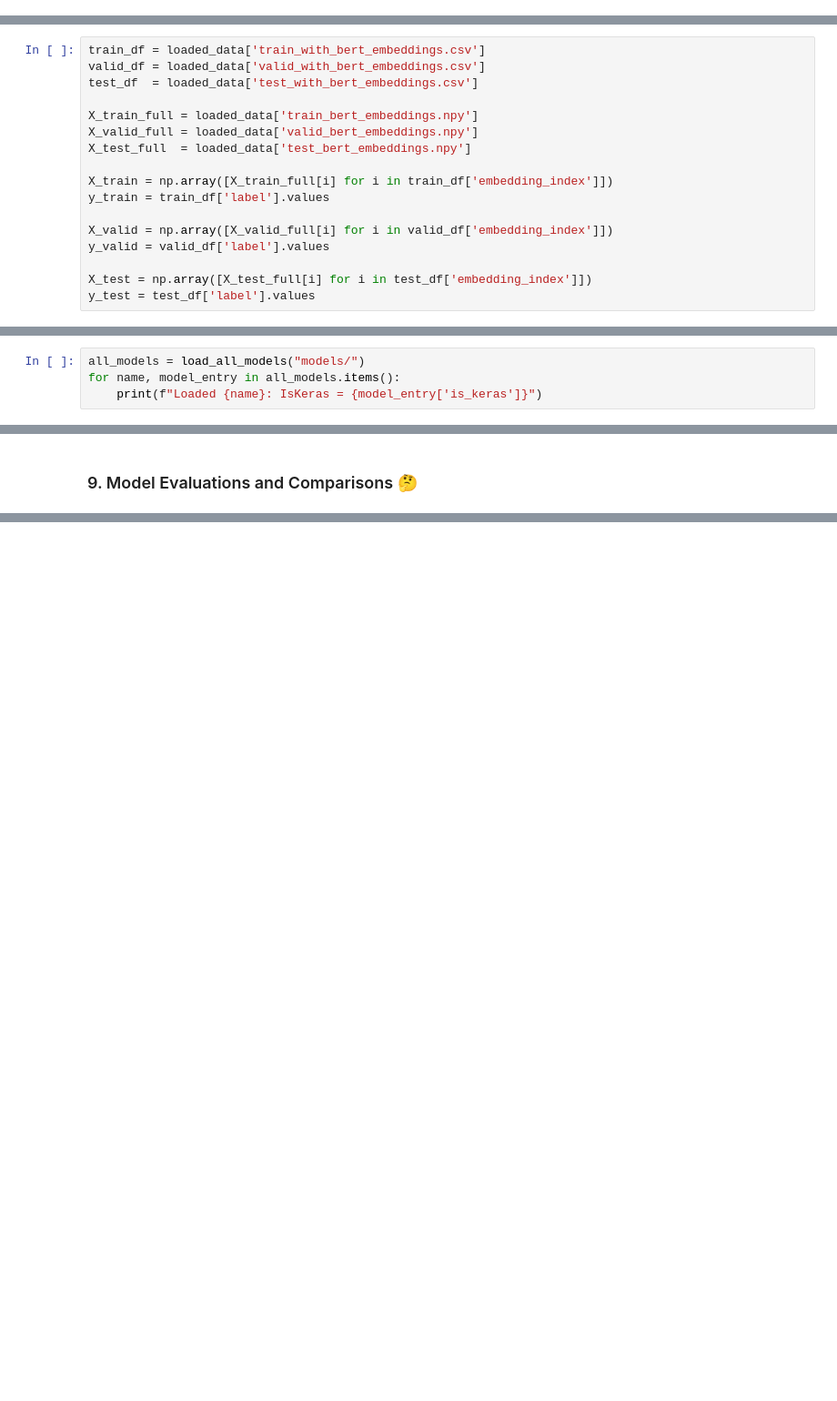
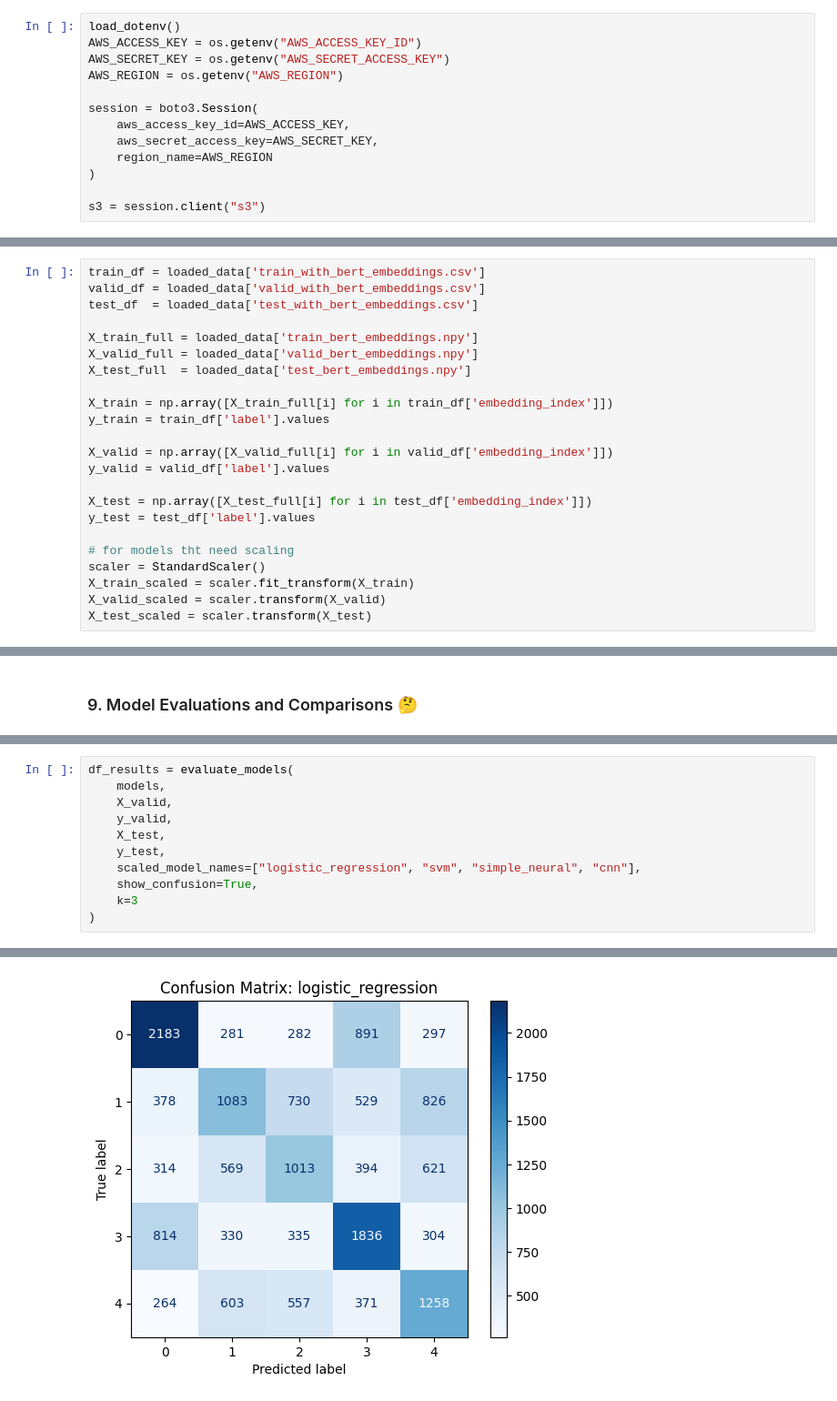
Before and after one commit to jasonmatthewsuhari/cs3244, a Jupyter notebook: main.ipynb, the cells around one changed output, grey strips where cells are left out. Shown at 91% size. Drawn from its saved outputs; the diff is of its cells as text; blank space fills up the shorter version.

```diff
--- a/main.ipynb
+++ b/main.ipynb
@@ -44,3 +52,16 @@ from tensorflow.keras.models import load_model as keras_load_model
+# %%
+load_dotenv()
+AWS_ACCESS_KEY = os.getenv("AWS_ACCESS_KEY_ID")
+AWS_SECRET_KEY = os.getenv("AWS_SECRET_ACCESS_KEY")
+AWS_REGION = os.getenv("AWS_REGION")
+
+session = boto3.Session(
+    aws_access_key_id=AWS_ACCESS_KEY,
+    aws_secret_access_key=AWS_SECRET_KEY,
+    region_name=AWS_REGION
+)
+
+s3 = session.client("s3")
 # %% [markdown]
 ### 2. S3 Bucket Data Loading 🪣
 # %%
@@ -211,6 +232,12 @@ y_valid = valid_df['label'].values
 
 X_test = np.array([X_test_full[i] for i in test_df['embedding_index']])
 y_test = test_df['label'].values
+
+# for models tht need scaling
+scaler = StandardScaler()
+X_train_scaled = scaler.fit_transform(X_train)
+X_valid_scaled = scaler.transform(X_valid)
+X_test_scaled = scaler.transform(X_test)
 # %% [markdown]
 ##### 5.1 Random Forest
 # %%
@@ -319,4 +386,0 @@ def load_models(model_names, model_dir="models"):
-# %%
-all_models = load_all_models("models/")
-for name, model_entry in all_models.items():
-    print(f"Loaded {name}: IsKeras = {model_entry['is_keras']}")
@@ -324,0 +530,12 @@ for name, model_entry in all_models.items():
+# %%
+df_results = evaluate_models(
+    models,
+    X_valid,
+    y_valid,
+    X_test,
+    y_test,
+    scaled_model_names=["logistic_regression", "svm", "simple_neural", "cnn"],
+    show_confusion=True,
+    k=3
+)
+# %% [output]
@@ -324,0 +543 @@ for name, model_entry in all_models.items():
+[figure, added]
```
Also changed, not shown: parts of 15 cells of this notebook, 4 other files.
